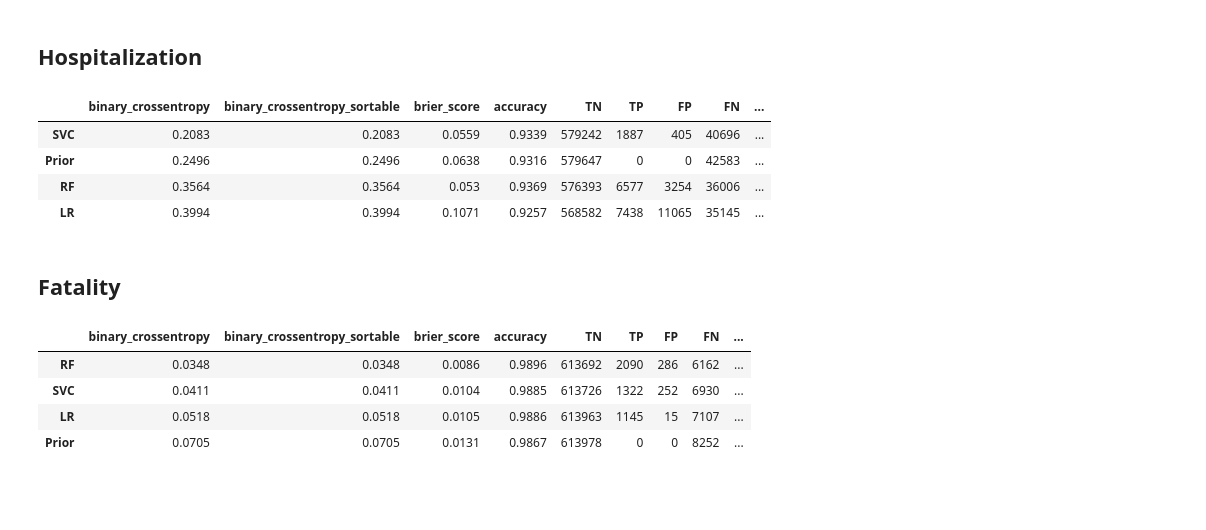
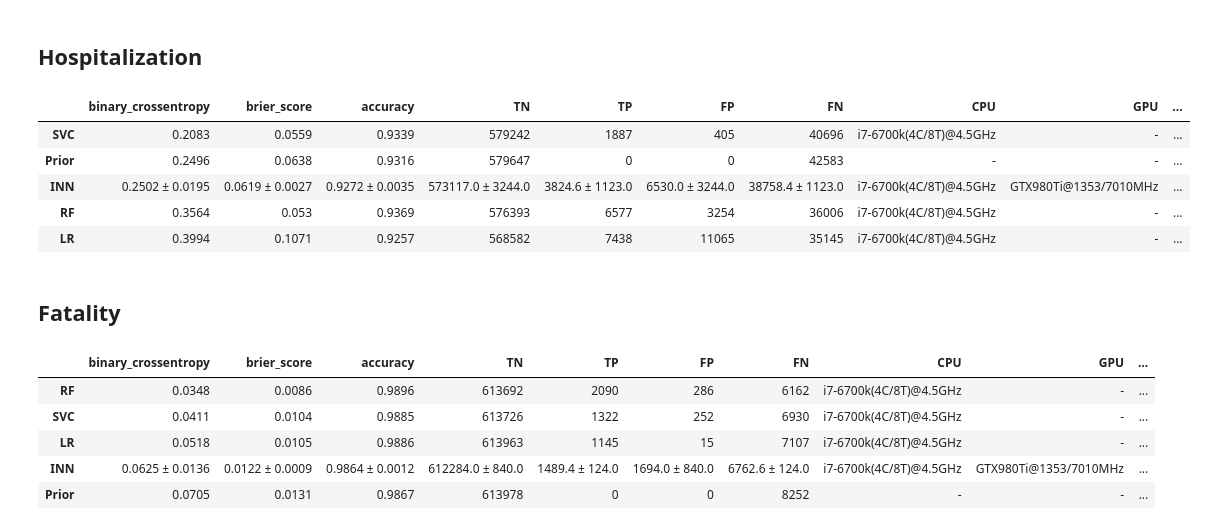
Before and after one commit to psaegert/AML-Final, a Jupyter notebook: evaluation_results/results.ipynb, the cells around one changed output. Cells and saved outputs as stored; diff of their text form; code cells hidden in the pictures; blank space fills up the shorter version.

```diff
--- a/evaluation_results/results.ipynb
+++ b/evaluation_results/results.ipynb
@@ -7,7 +7,7 @@ from sklearn.metrics import log_loss, brier_score_loss, accuracy_score, confusio
 
 import matplotlib.pyplot as plt
 # %%
-model_name_list = ['Prior', 'LR', 'SVC', 'RF']#, 'NBC']#, 'INN']
+model_name_list = ['Prior', 'LR', 'SVC', 'RF', 'INN']#, 'NBC']
 # %%
 round_precision = 4
 # dtype_dict = {'binary_crossentropy': float, 'brier_score': float, 'accuracy': float, 'TN': int, 'TP': int, 'FN': int, 'FP': int}
@@ -51,10 +51,10 @@ for i, y_label in enumerate(['hosp', 'death']):
             results[y_label][model_name]['accuracy'] = f'{np.mean(accuracy_list).round(round_precision)} ± {np.std(accuracy_list).round(round_precision)}'
 
             CMs = [confusion_matrix(y_test[:, i], (y_pred[model_name][y_label][j][:, 1] > 0.5).astype(int)) for j in range(5)]
-            results[y_label][model_name]['TN'] = f'{np.mean([CMs[j][0, 0] for j in range(5)]).round(round_precision)} ± {np.std([CMs[j][0, 0] for j in range(5)]).round(round_precision)}'
-            results[y_label][model_name]['TP'] = f'{np.mean([CMs[j][1, 1] for j in range(5)]).round(round_precision)} ± {np.std([CMs[j][1, 1] for j in range(5)]).round(round_precision)}'
-            results[y_label][model_name]['FP'] = f'{np.mean([CMs[j][0, 1] for j in range(5)]).round(round_precision)} ± {np.std([CMs[j][0, 1] for j in range(5)]).round(round_precision)}'
-            results[y_label][model_name]['FN'] = f'{np.mean([CMs[j][1, 0] for j in range(5)]).round(round_precision)} ± {np.std([CMs[j][1, 0] for j in range(5)]).round(round_precision)}'
+            results[y_label][model_name]['TN'] = f'{np.mean([CMs[j][0, 0] for j in range(5)]).round(round_precision)} ± {np.std([CMs[j][0, 0] for j in range(5)]).round(0)}'
+            results[y_label][model_name]['TP'] = f'{np.mean([CMs[j][1, 1] for j in range(5)]).round(round_precision)} ± {np.std([CMs[j][1, 1] for j in range(5)]).round(0)}'
+            results[y_label][model_name]['FP'] = f'{np.mean([CMs[j][0, 1] for j in range(5)]).round(round_precision)} ± {np.std([CMs[j][0, 1] for j in range(5)]).round(0)}'
+            results[y_label][model_name]['FN'] = f'{np.mean([CMs[j][1, 0] for j in range(5)]).round(round_precision)} ± {np.std([CMs[j][1, 0] for j in range(5)]).round(0)}'
         # training is deterministic, no need to average
         else:
             results[y_label][model_name]['binary_crossentropy'] = log_loss(y_test[:, i], y_pred[model_name][y_label][:, 1]).round(round_precision)
@@ -73,38 +73,40 @@ for y_label in ['hosp', 'death']:
     results[y_label]['SVC']['CPU'] = 'i7-6700k(4C/8T)@4.5GHz'
     results[y_label]['RF']['CPU'] = 'i7-6700k(4C/8T)@4.5GHz'
     results[y_label]['LR']['CPU'] = 'i7-6700k(4C/8T)@4.5GHz'
-    # results[y_label]['INN']['CPU'] = 'i7-6700k(4C/8T)@4.5GHz'
+    results[y_label]['INN']['CPU'] = 'i7-6700k(4C/8T)@4.5GHz'
 
     results[y_label]['Prior']['GPU'] = '-'
     results[y_label]['SVC']['GPU'] = '-'
     results[y_label]['RF']['GPU'] = '-'
     results[y_label]['LR']['GPU'] = '-'
-    # results[y_label]['INN']['GPU'] = 'GTX980Ti@1353/7010MHz'
+    results[y_label]['INN']['GPU'] = 'GTX980Ti@1353/7010MHz'
 
     results[y_label]['Prior']['Time (HH:mm)'] = '-'
     results[y_label]['SVC']['Time (HH:mm)'] = '00:45'
     results[y_label]['RF']['Time (HH:mm)'] = '02:00'
     results[y_label]['LR']['Time (HH:mm)'] = '03:00'
-    # results[y_label]['INN']['Time (HH:mm)'] = '26:00'
+    results[y_label]['INN']['Time (HH:mm)'] = '26:00'
 # %% [markdown]
 # Results
 # %% [markdown]
 ## Hospitalization
 # %%
-pd.DataFrame(results['hosp']).T.sort_values('binary_crossentropy_sortable')
+pd.DataFrame(results['hosp']).T.sort_values('binary_crossentropy_sortable').drop(columns='binary_crossentropy_sortable')
 # %% [output]
-|  | binary_crossentropy | binary_crossentropy_sortable | brier_score | accuracy | TN | TP | FP | FN | ... |
-| SVC | 0.2083 | 0.2083 | 0.0559 | 0.9339 | 579242 | 1887 | 405 | 40696 | ... |
-| Prior | 0.2496 | 0.2496 | 0.0638 | 0.9316 | 579647 | 0 | 0 | 42583 | ... |
-| RF | 0.3564 | 0.3564 | 0.053 | 0.9369 | 576393 | 6577 | 3254 | 36006 | ... |
-| LR | 0.3994 | 0.3994 | 0.1071 | 0.9257 | 568582 | 7438 | 11065 | 35145 | ... |
+|  | binary_crossentropy | brier_score | accuracy | TN | TP | FP | FN | CPU | GPU | ... |
+| SVC | 0.2083 | 0.0559 | 0.9339 | 579242 | 1887 | 405 | 40696 | i7-6700k(4C/8T)@4.5GHz | - | ... |
+| Prior | 0.2496 | 0.0638 | 0.9316 | 579647 | 0 | 0 | 42583 | - | - | ... |
+| INN | 0.2502 ± 0.0195 | 0.0619 ± 0.0027 | 0.9272 ± 0.0035 | 573117.0 ± 3244.0 | 3824.6 ± 1123.0 | 6530.0 ± 3244.0 | 38758.4 ± 1123.0 | i7-6700k(4C/8T)@4.5GHz | GTX980Ti@1353/7010MHz | ... |
+| RF | 0.3564 | 0.053 | 0.9369 | 576393 | 6577 | 3254 | 36006 | i7-6700k(4C/8T)@4.5GHz | - | ... |
+| LR | 0.3994 | 0.1071 | 0.9257 | 568582 | 7438 | 11065 | 35145 | i7-6700k(4C/8T)@4.5GHz | - | ... |
 # %% [markdown]
 ## Fatality
 # %%
-pd.DataFrame(results['death']).T.sort_values('binary_crossentropy_sortable')
+pd.DataFrame(results['death']).T.sort_values('binary_crossentropy_sortable').drop(columns='binary_crossentropy_sortable')
 # %% [output]
-|  | binary_crossentropy | binary_crossentropy_sortable | brier_score | accuracy | TN | TP | FP | FN | ... |
-| RF | 0.0348 | 0.0348 | 0.0086 | 0.9896 | 613692 | 2090 | 286 | 6162 | ... |
-| SVC | 0.0411 | 0.0411 | 0.0104 | 0.9885 | 613726 | 1322 | 252 | 6930 | ... |
-| LR | 0.0518 | 0.0518 | 0.0105 | 0.9886 | 613963 | 1145 | 15 | 7107 | ... |
-| Prior | 0.0705 | 0.0705 | 0.0131 | 0.9867 | 613978 | 0 | 0 | 8252 | ... |
+|  | binary_crossentropy | brier_score | accuracy | TN | TP | FP | FN | CPU | GPU | ... |
+| RF | 0.0348 | 0.0086 | 0.9896 | 613692 | 2090 | 286 | 6162 | i7-6700k(4C/8T)@4.5GHz | - | ... |
+| SVC | 0.0411 | 0.0104 | 0.9885 | 613726 | 1322 | 252 | 6930 | i7-6700k(4C/8T)@4.5GHz | - | ... |
+| LR | 0.0518 | 0.0105 | 0.9886 | 613963 | 1145 | 15 | 7107 | i7-6700k(4C/8T)@4.5GHz | - | ... |
+| INN | 0.0625 ± 0.0136 | 0.0122 ± 0.0009 | 0.9864 ± 0.0012 | 612284.0 ± 840.0 | 1489.4 ± 124.0 | 1694.0 ± 840.0 | 6762.6 ± 124.0 | i7-6700k(4C/8T)@4.5GHz | GTX980Ti@1353/7010MHz | ... |
+| Prior | 0.0705 | 0.0131 | 0.9867 | 613978 | 0 | 0 | 8252 | - | - | ... |
```
Also changed, not shown: 12 other files.
